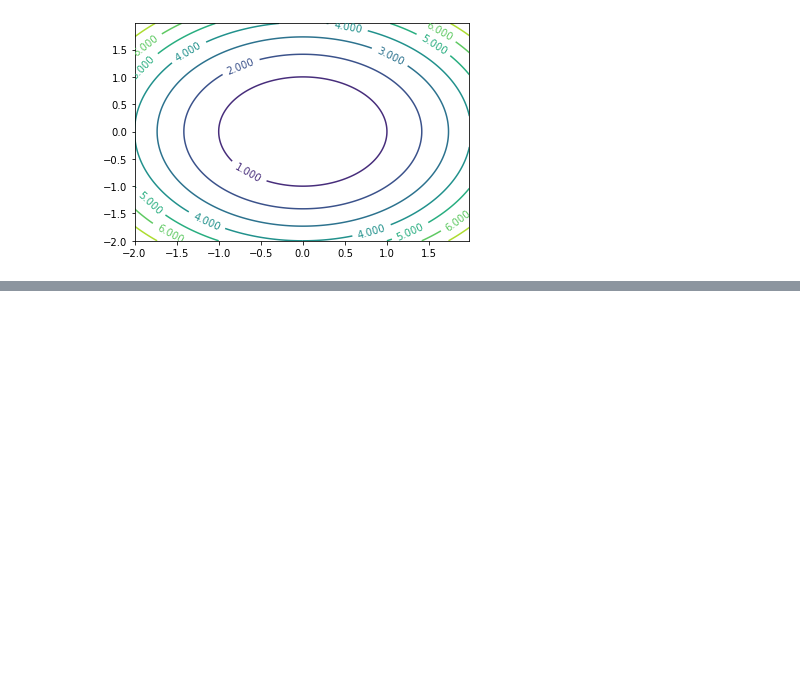
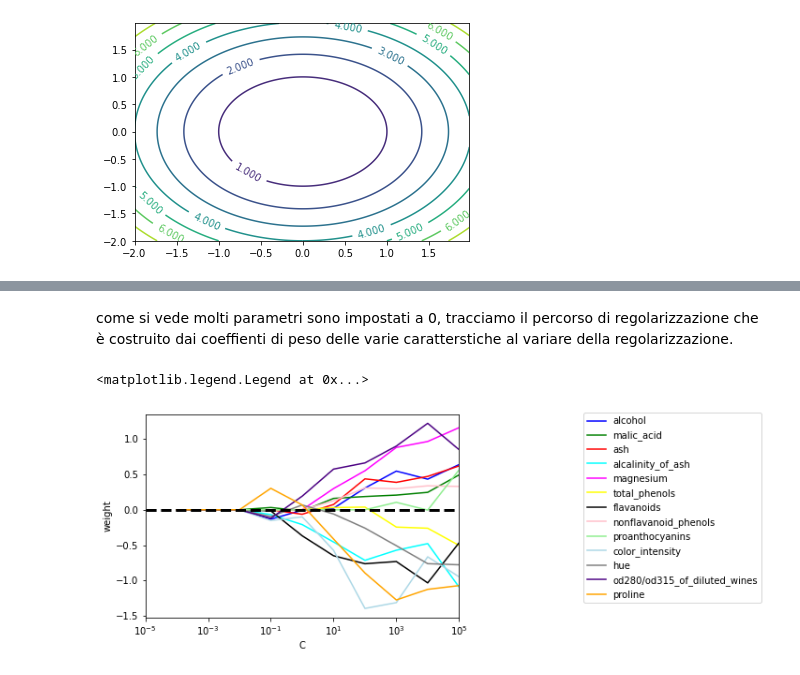
Before and after one commit to fdalforno/basic_course, a Jupyter notebook: 06 - Preelaborazione.ipynb, the cells around one changed output, grey strips where cells are left out. Cells and saved outputs as stored; diff of their text form; code cells hidden in the pictures; blank space fills up the shorter version.

```diff
--- a/06 - Preelaborazione.ipynb
+++ b/06 - Preelaborazione.ipynb
@@ -352,6 +352,10 @@ stds = StandardScaler()
 test_scaler = pd.DataFrame(np.arange(10),columns =["Input"])
 test_scaler['Normalizzato'] = mms.fit_transform(test_scaler["Input"].values.reshape(-1, 1))
 test_scaler['Standardizzato'] = stds.fit_transform(test_scaler["Input"].values.reshape(-1, 1))
+
+#eseguo la standardizzazione anche sul dataset wine in quanto andremo ad utilizzare più avanti quei valori
+X_train_std = stds.fit_transform(X_train)
+X_test_std = stds.transform(X_test)
 # %%
 test_scaler
 # %% [output]
@@ -452,0 +470,8 @@ plt.clabel(CS, inline=1, fontsize=10)
+# %%
+from sklearn.linear_model import LogisticRegression
+
+lr = LogisticRegression(penalty='l1',solver='liblinear',C=0.1)
+lr.fit(X_train_std,y_train)
+
+print("Accuracy train dataset: {0:.2f}".format(lr.score(X_train_std,y_train)))
+print("Accuracy test dataset: {0:.2f}".format(lr.score(X_test_std,y_test)))
@@ -452,0 +528,30 @@ plt.clabel(CS, inline=1, fontsize=10)
+# %% [markdown]
+come si vede molti parametri sono impostati a 0, tracciamo il percorso di regolarizzazione che è costruito dai coeffienti di peso delle varie caratterstiche al variare della regolarizzazione.
+# %%
+fig = plt.figure()
+ax = plt.subplot(111)
+
+colors = ['blue','green','red','cyan','magenta','yellow','black','pink','lightgreen','lightblue','gray','indigo','orange']
+
+weights,params = [],[]
+for c in np.arange(-4.,6.):
+    lr = LogisticRegression(penalty='l1',solver='liblinear',C=10.**c)
+    lr.fit(X_train_std,y_train)
+    weights.append(np.mean(lr.coef_, axis=0))
+    params.append(10.**c)
+
+weights = np.array(weights)
+
+for column, color in zip(range(weights.shape[1]),colors):
+    plt.plot(params,weights[:,column],label = wine.feature_names[column], color=color)
+
+plt.axhline(0,color='black',linestyle = '--',linewidth = 3)
+plt.xlim([10**-5,10**5])
+plt.xlabel('C')
+plt.ylabel('weight')
+plt.xscale('log')
+plt.legend(loc="upper left")
+ax.legend(loc="upper left",bbox_to_anchor=(1.38,1.03),ncol=1,fancybox=True)
+# %% [output]
+<matplotlib.legend.Legend at 0x...>
+[figure, added]
```
Also changed, not shown: parts of 19 cells of this notebook, 3 other files.
